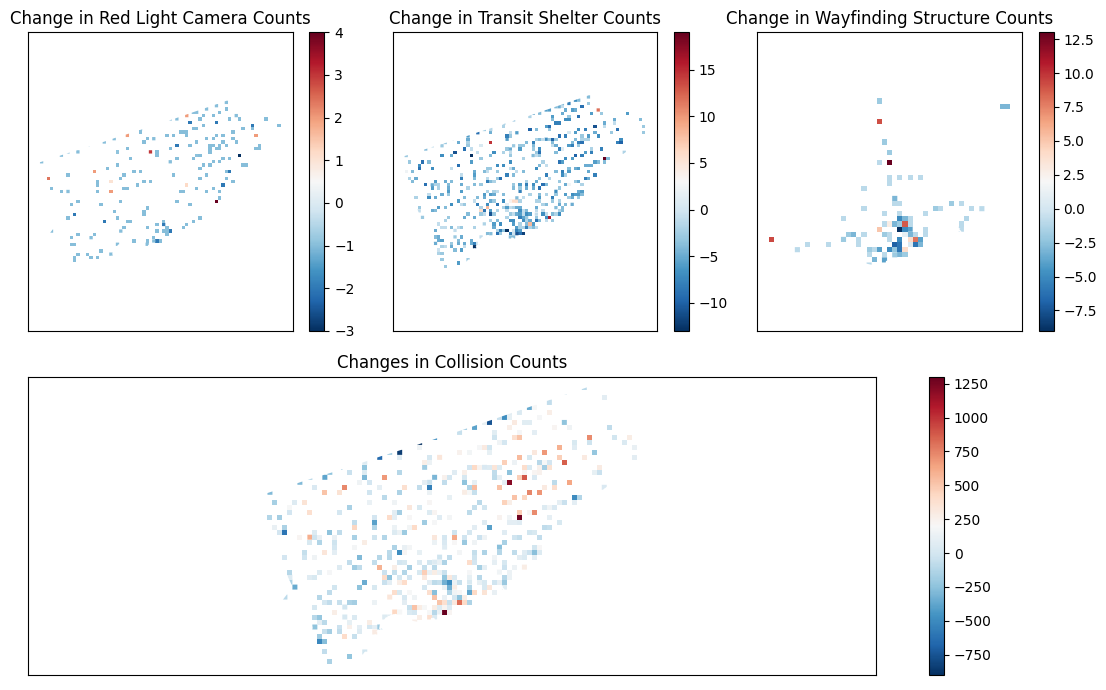
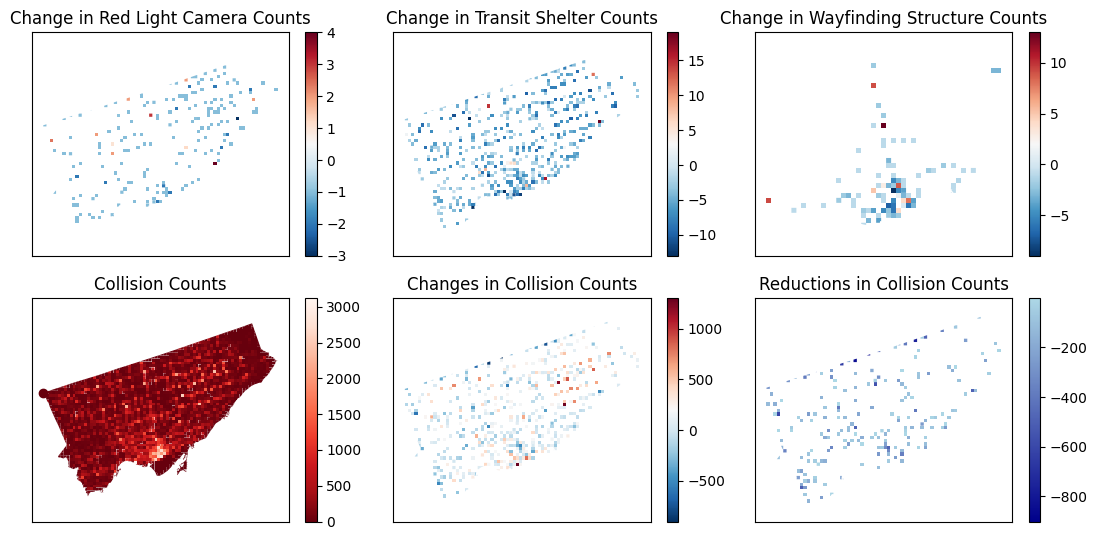
The notebook cell's code change between the first figure and the second:
--- before
+++ after
@@ -7,5 +7,5 @@
 
 # Setup plot grid
-fig = plt.figure(figsize=(11, 7))
+fig = plt.figure(figsize=(11, 5.5))
 gs = fig.add_gridspec(2, 3, height_ratios=[1, 1], width_ratios=[1, 1, 1])
 
@@ -51,17 +51,42 @@
 s1data[ycol + '_opt1_diff'] = s1data[ycol] - s1data[ycol + '_opt1']
 
-# Reduced collisions
-ax4 = fig.add_subplot(gs[1, :])
-s1data = s1data[
-    s1data[importances_traffic] >= s1data[importances_traffic].mean()
-]
-s1data[f'{ycol}_opt1_diff'] = s1data[f'{ycol}_opt1_diff']\
-    .replace(0, np.nan)
-s1data.plot(ax=ax4, cmap='RdBu_r', column=f'{ycol}_opt1_diff', legend=True)
-ax4.set_title(f'Changes in {ycol_label}')
+# Orig collisions
+ax4 = fig.add_subplot(gs[1, 0])
+s1data.plot(ax=ax4, cmap='Reds', column=ycol, legend=True)
+ax4.set_title(f'{ycol_label}')
 ax4.set_aspect('equal', adjustable='datalim')
 ax4.axes.get_xaxis().set_visible(False)
 ax4.axes.get_yaxis().set_visible(False)
 
+# Changed collisions
+ax5 = fig.add_subplot(gs[1, 1])
+s1data = s1data[
+    (s1data[importances_traffic] >= s1data[importances_traffic].mean())
+]
+s1data[f'{ycol}_opt1_diff'] = s1data[f'{ycol}_opt1_diff']\
+    .replace(0, np.nan)
+s1data.plot(ax=ax5, cmap='RdBu_r', column=f'{ycol}_opt1_diff', legend=True)
+ax5.set_title(f'Changes in {ycol_label}')
+ax5.set_aspect('equal', adjustable='datalim')
+ax5.axes.get_xaxis().set_visible(False)
+ax5.axes.get_yaxis().set_visible(False)
+
+# Reduced collisions
+ax6 = fig.add_subplot(gs[1, 2])
+s1data_dec = s1data[
+    (s1data[f'{ycol}_opt1_diff'] < 0)
+]
+colors = [
+    'darkblue',
+    'lightblue'
+]
+from matplotlib.colors import LinearSegmentedColormap
+cmap = LinearSegmentedColormap.from_list('dark_blues', colors, N=256)
+s1data_dec.plot(ax=ax6, cmap=cmap, column=f'{ycol}_opt1_diff', legend=True)
+ax6.set_title(f'Reductions in {ycol_label}')
+ax6.set_aspect('equal', adjustable='datalim')
+ax6.axes.get_xaxis().set_visible(False)
+ax6.axes.get_yaxis().set_visible(False)
+
 plt.tight_layout()
 plt.show()

Commit: Writing discussion section